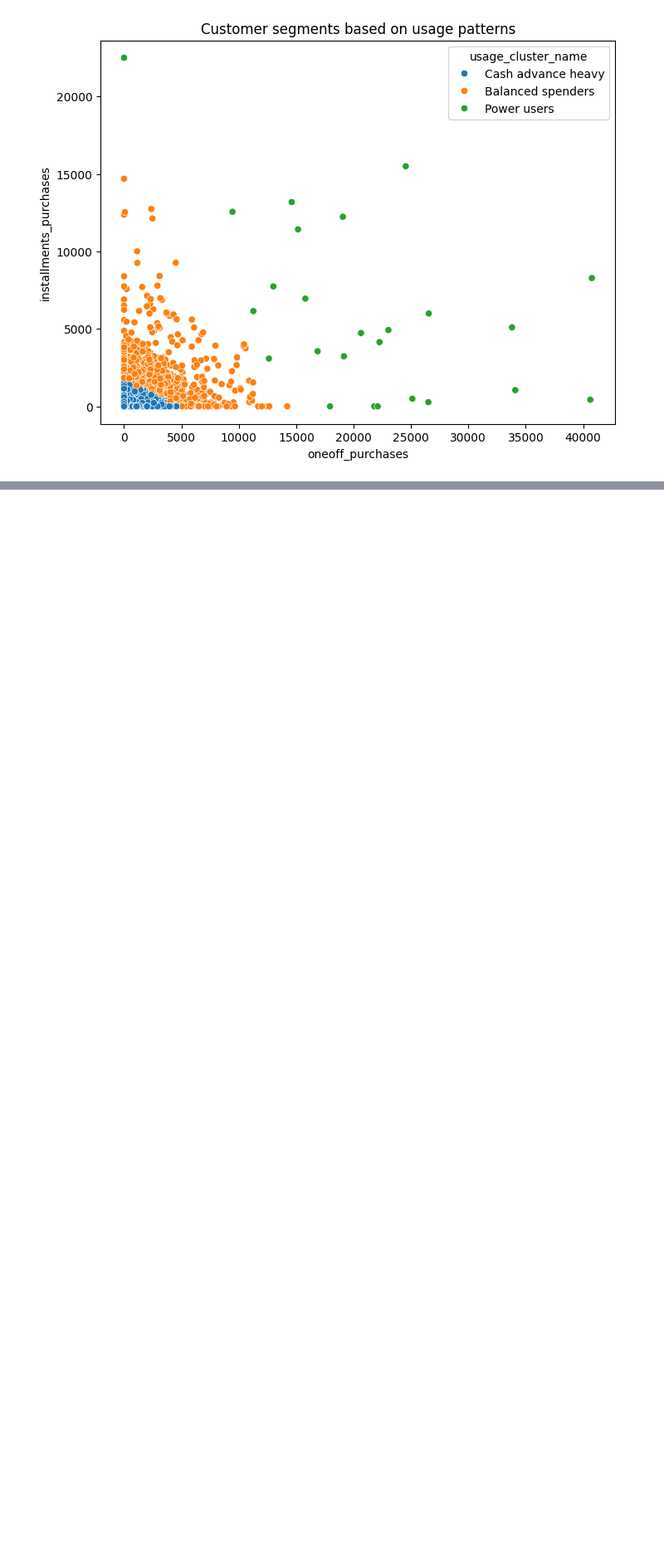
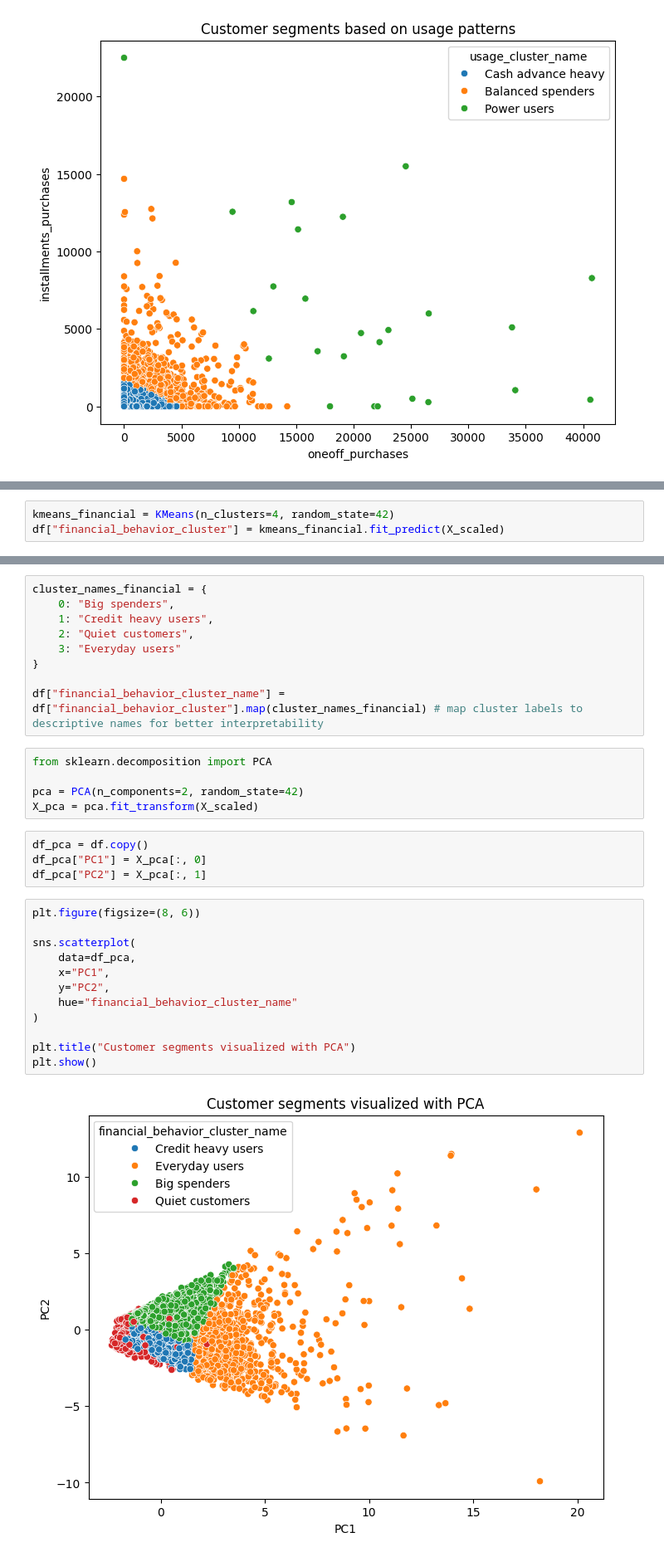
Before and after one commit to opheliathomasson/statistik_och_dataanalys_projektuppgift, a Jupyter notebook: cluster_v1.ipynb, the cells around one changed output, grey strips where cells are left out. Shown at 83% size. Drawn from its saved outputs; the diff is of its cells as text; blank space fills up the shorter version.

```diff
--- a/cluster_v1.ipynb
+++ b/cluster_v1.ipynb
@@ -348,0 +356,3 @@ df.to_excel("bank_data_clustered.xlsx", index=False)
+# %%
+kmeans_financial = KMeans(n_clusters=4, random_state=42)
+df["financial_behavior_cluster"] = kmeans_financial.fit_predict(X_scaled)
@@ -348,0 +377,32 @@ df.to_excel("bank_data_clustered.xlsx", index=False)
+# %%
+cluster_names_financial = {
+    0: "Big spenders",
+    1: "Credit heavy users",
+    2: "Quiet customers",
+    3: "Everyday users"
+}
+
+df["financial_behavior_cluster_name"] = df["financial_behavior_cluster"].map(cluster_names_financial) # map cluster labels to descriptive names for better interpretability
+# %%
+from sklearn.decomposition import PCA
+
+pca = PCA(n_components=2, random_state=42)
+X_pca = pca.fit_transform(X_scaled)
+# %%
+df_pca = df.copy()
+df_pca["PC1"] = X_pca[:, 0]
+df_pca["PC2"] = X_pca[:, 1]
+# %%
+plt.figure(figsize=(8, 6))
+
+sns.scatterplot(
+    data=df_pca,
+    x="PC1",
+    y="PC2",
+    hue="financial_behavior_cluster_name"
+)
+
+plt.title("Customer segments visualized with PCA")
+plt.show()
+# %% [output]
+[figure, added]
```
Also changed, not shown: parts of 29 cells of this notebook, 2 other files.
